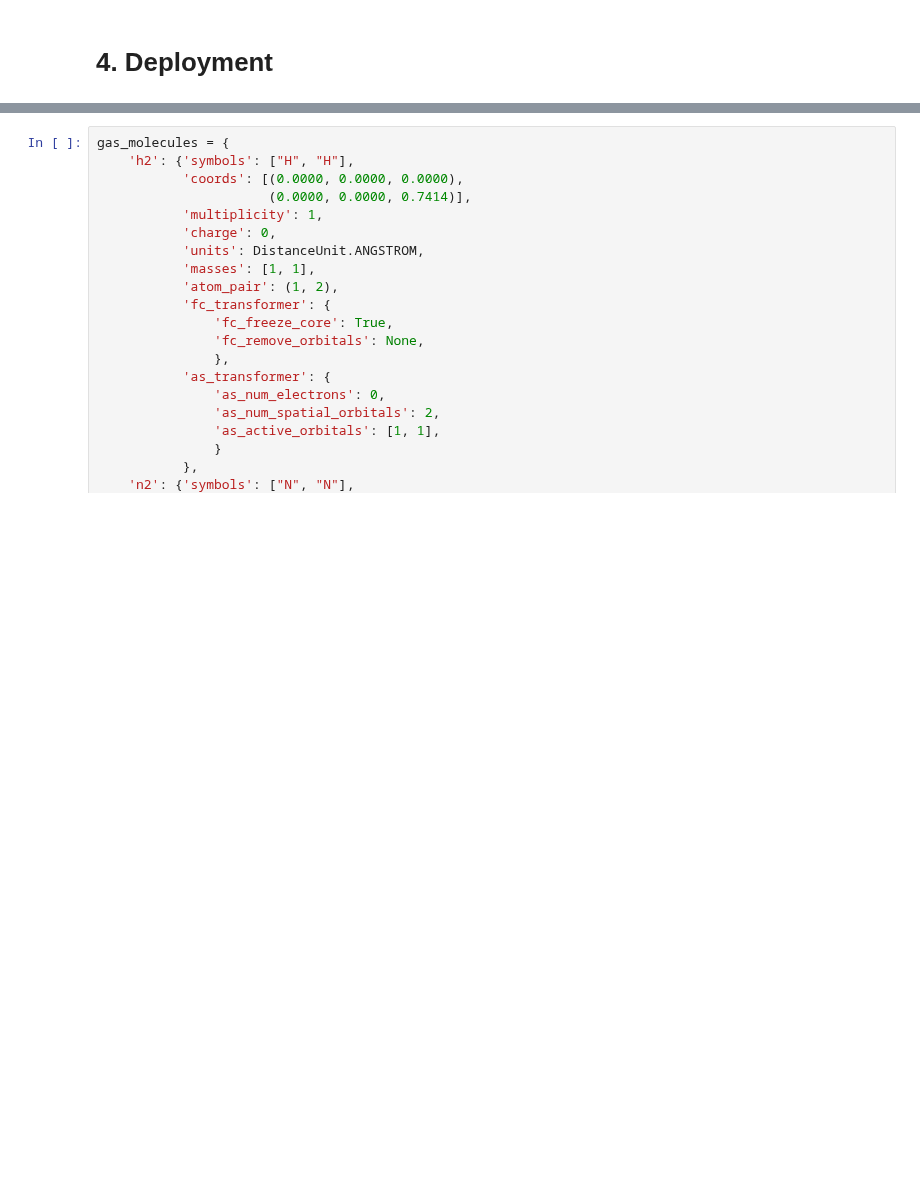
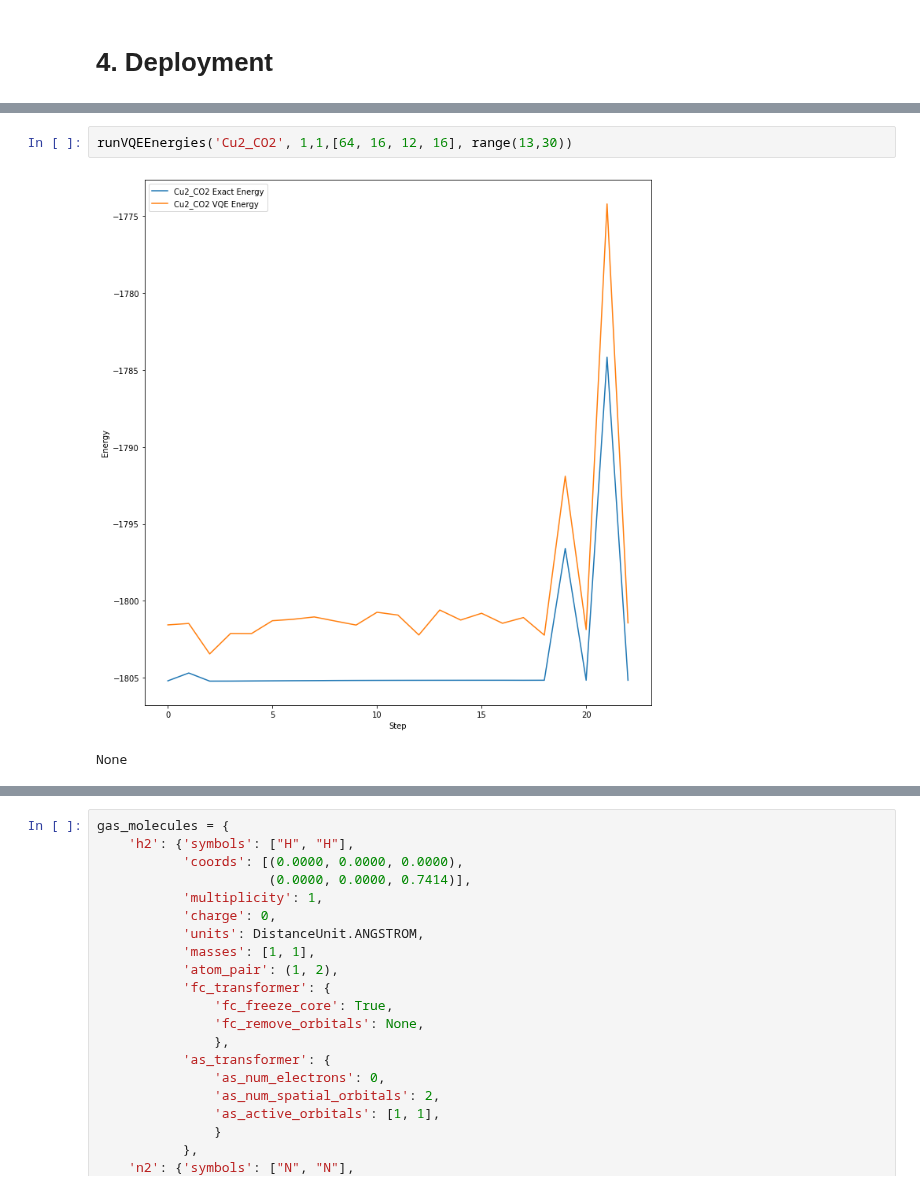
Before and after one commit to buttercutter/quantum-climate-challenge-2023, a Jupyter notebook: notebooks/deloitte_2023_quantux.ipynb, the cells around one changed output, grey strips where cells are left out. Drawn from its saved outputs; the diff is of its cells as text; blank space fills up the shorter version.

```diff
--- a/notebooks/deloitte_2023_quantux.ipynb
+++ b/notebooks/deloitte_2023_quantux.ipynb
@@ -891,0 +1183,5 @@ JordanWignerMapper|FreezeCore|SPSA|vqe_fake_runtime_noiseless|gses: === GROUND S
+# %%
+runVQEEnergies('Cu2_CO2', 1,1,[64, 16, 12, 16], range(13,30))
+# %% [output]
+[figure, added]
+None
```
Also changed, not shown: parts of 23 cells of this notebook.
